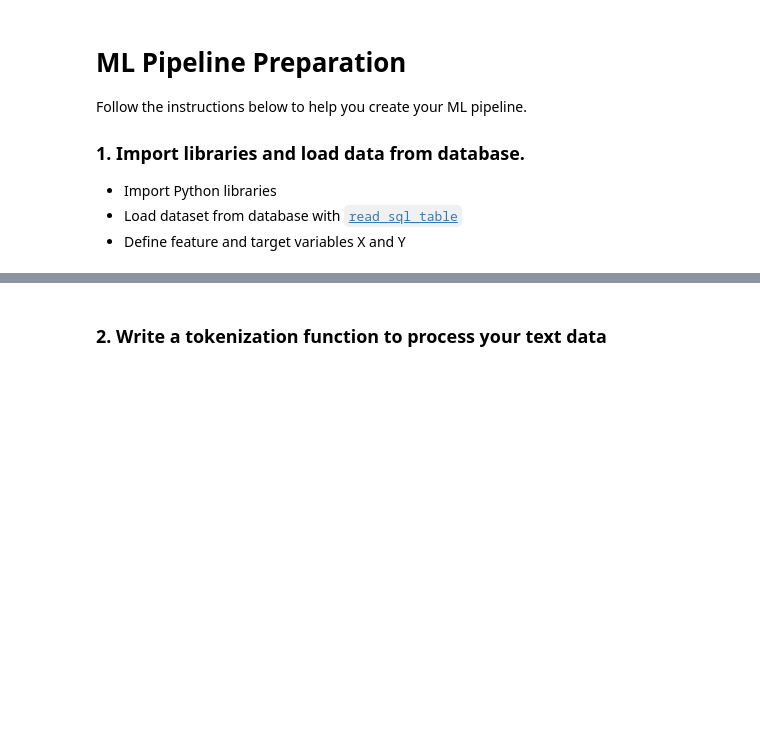
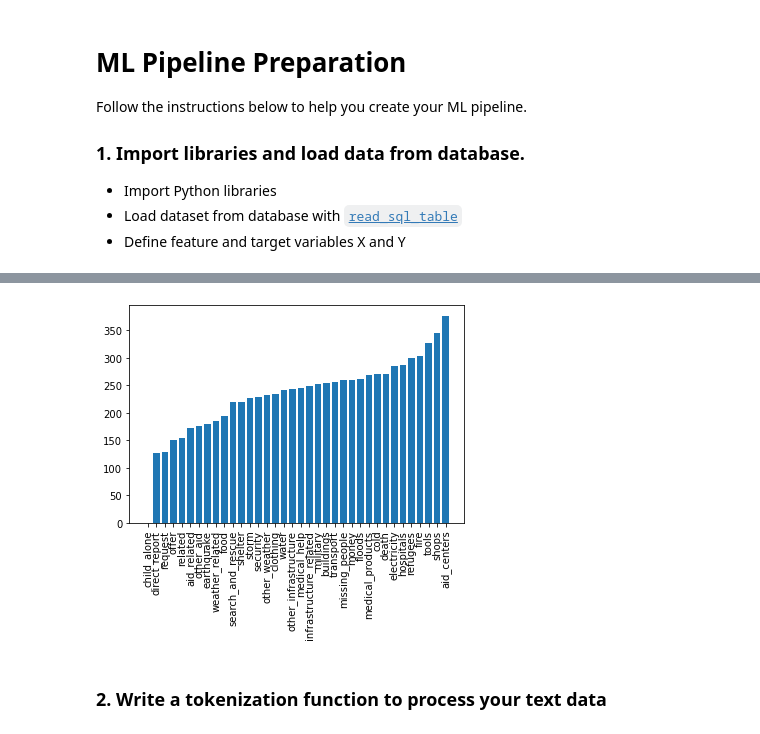
Before and after one commit to christoph1604/Udacity_DataScientist_Project2_Pipeline, a Jupyter notebook: notebooks/ML Pipeline Preparation.ipynb, the cells around one changed output, grey strips where cells are left out. Drawn from its saved outputs; the diff is of its cells as text; code cells hidden in the pictures; blank space fills up the shorter version.

```diff
--- a/notebooks/ML Pipeline Preparation.ipynb
+++ b/notebooks/ML Pipeline Preparation.ipynb
@@ -44,3 +71,26 @@ Y = df.loc[:, "related":"direct_report"]
+# %%
+#letter_count=df.message.str.len()
+
+df["letter_count"]=df.message.str.len()
+
+cat_strlen_l=[]
+categories=df.loc[:, "related":"direct_report"].columns
+for cat in categories:
+    avg_strlen=df[df[cat]==1].letter_count.mean()
+    if(math.isnan(avg_strlen)):
+        avg_strlen=0
+    cat_strlen_l.append({"category": cat, "avg_strlen": avg_strlen})
+cat_strlen=pd.DataFrame(cat_strlen_l)
+cat_strlen=cat_strlen.sort_values("avg_strlen")
+
+cat_strlen
+
+fig2, ax2 = plt.subplots()
+ax2.bar(x=cat_strlen.category, height=cat_strlen.avg_strlen)
+plt.xticks(rotation=90)
+plt.show()
+# %% [output]
+[figure, added]
 # %% [markdown]
 ### 2. Write a tokenization function to process your text data
 # %%
```
Also changed, not shown: parts of 6 cells of this notebook, 3 other files.
